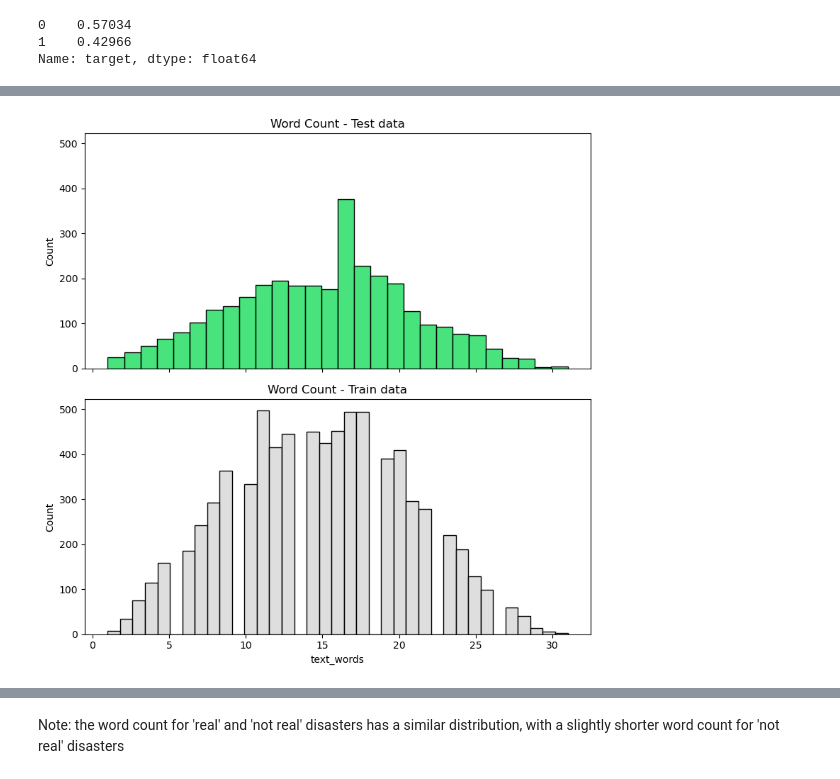
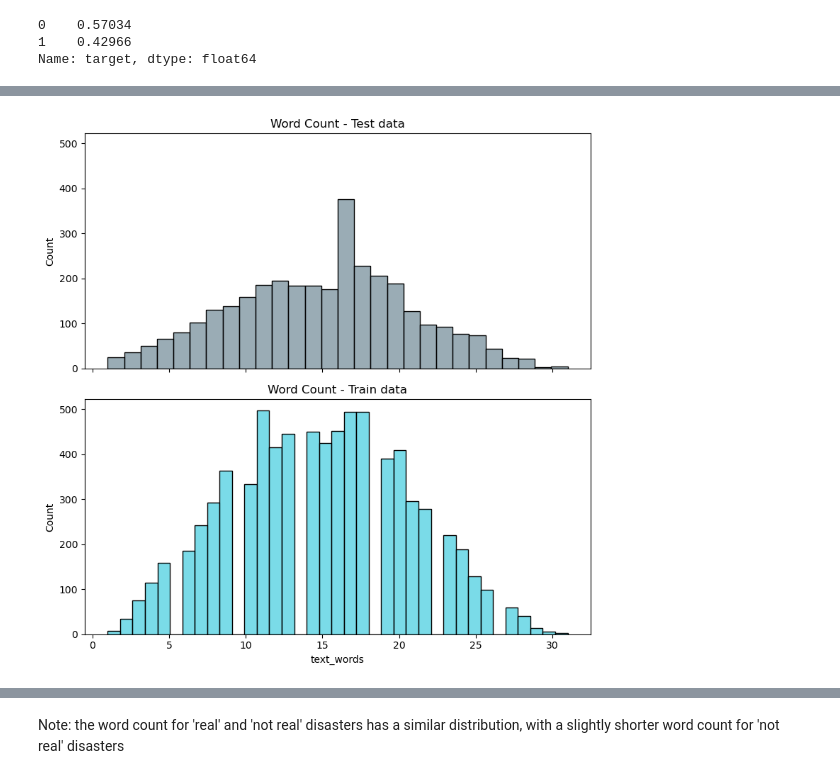
Before and after one commit to polinamin/disaster_recognition, a Jupyter notebook: Data_collection_Polina.ipynb, the cells around one changed output, grey strips where cells are left out. Saved outputs shown, nothing was run; the diff lists cells and outputs as text; code cells hidden in the pictures.

```diff
--- a/Data_collection_Polina.ipynb
+++ b/Data_collection_Polina.ipynb
@@ -117,14 +126,14 @@ df_test["text_words"] = df_test.text.apply(lambda x: len(x.split()))
 # %%
 fig, axes = plt.subplots(2, 1, figsize=(8, 8), tight_layout=True, sharex=True, sharey=True)
 
-sns.histplot(data=df_test, x=df_test['text_words'], color='#0BDA51', ax=axes[0]).set(title='Word Count - Test data')
-sns.histplot(data=df_train, x=df_train['text_words'], color='#D3D3D3', ax=axes[1]).set(title='Word Count - Train data');
+sns.histplot(data=df_test, x=df_test['text_words'], color='#78909c', ax=axes[0]).set(title='Word Count - Test data')
+sns.histplot(data=df_train, x=df_train['text_words'], color='#4dd0e1', ax=axes[1]).set(title='Word Count - Train data');
 
 # Add a Super Title
 #fig.suptitle('Distribution of Word Count by Dataset', ha='center')
 #plt.savefig("Word_Count_data.png")
 # %% [output]
-[figure, old version]
+[figure, new version]
 # %%
 #df_train.boxplot(by ='target', column =['text_words'], grid = False);
 
```
Also changed, not shown: parts of 115 cells of this notebook.
